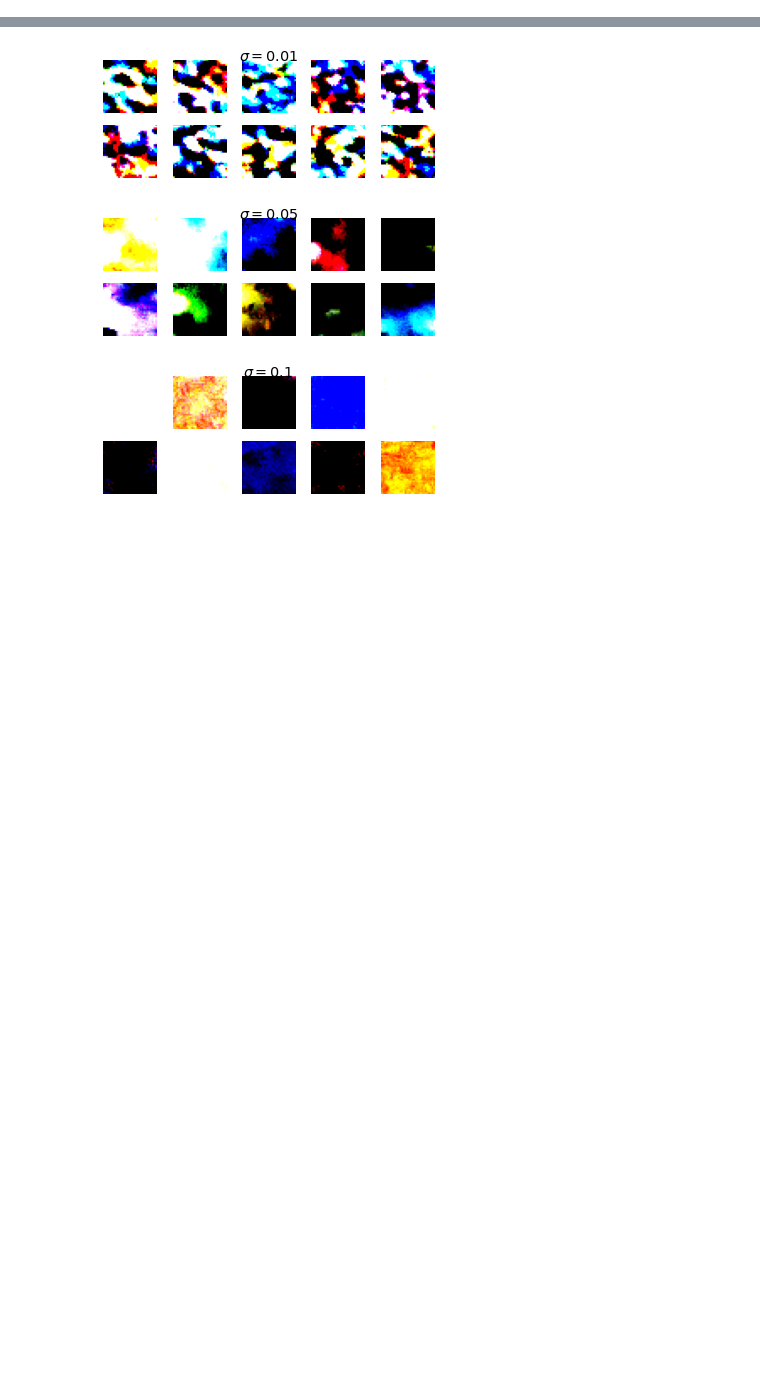
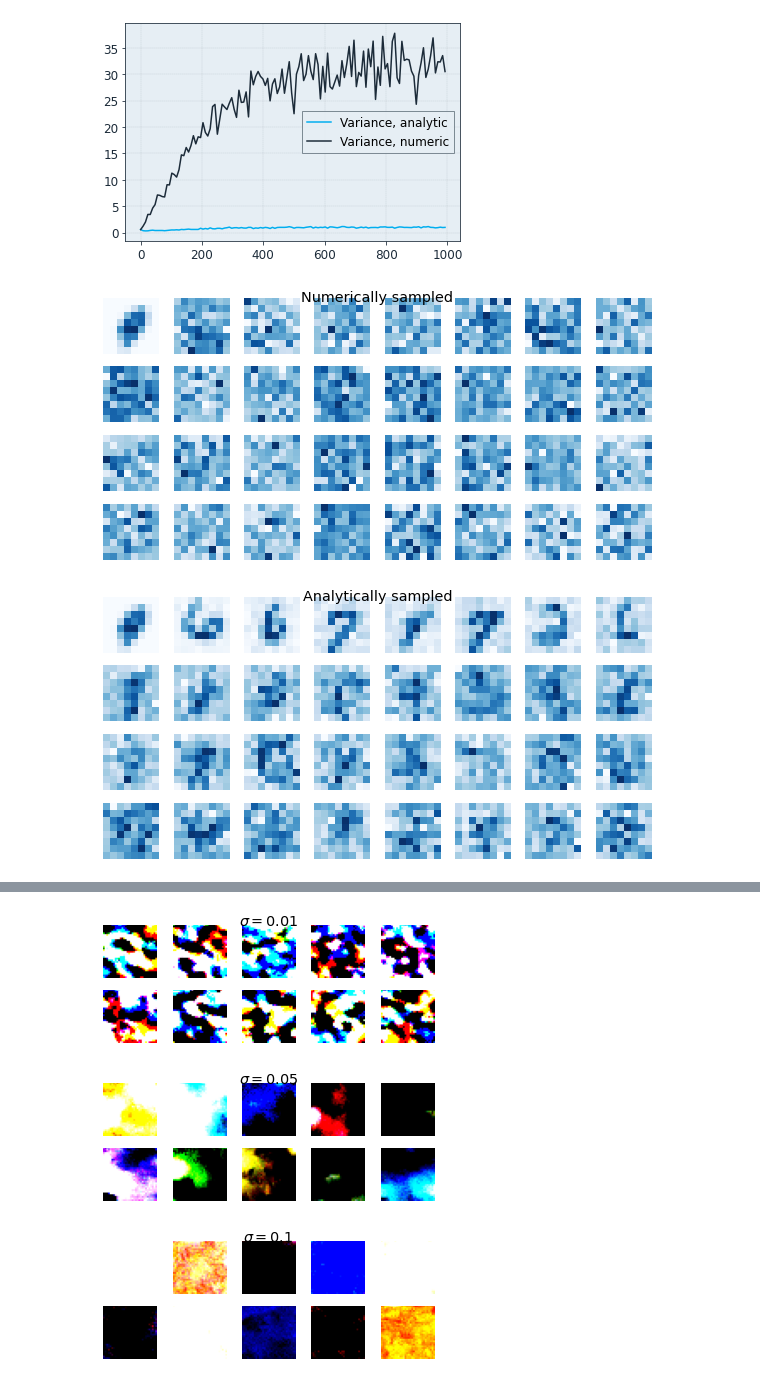
Before and after one commit to yang-song/score_sde_pytorch, a Jupyter notebook: view_samples.ipynb, the cells around one changed output, grey strips where cells are left out. Drawn from its saved outputs; the diff is of its cells as text; code cells hidden in the pictures; blank space fills up the shorter version.

Commit message:
numeric sampling on VPSDE working

```diff
--- a/view_samples.ipynb
+++ b/view_samples.ipynb
@@ -62,2 +63,20 @@ for _d in sample_dirs:
+# %%
+num = np.load("x_numeric.npy")
+ana = np.load("x_analytic.npy")
+ts = np.load("x_ts.npy")
+
+ana_stds = [ana[i].std() for i in range(ana.shape[0])]
+num_stds = [num[i].std() for i in range(num.shape[0])]
+
+plt.plot(np.arange(len(ana_stds)) * (1000/128.), ana_stds, label="Variance, analytic")
+plt.plot(np.arange(len(num_stds)) * (1000/128.), num_stds, label="Variance, numeric")
+plt.legend()
+
+plot_grid(num[:,0,:,:],N=4, M=8, label="Numerically sampled")
+plot_grid(ana[:,0,:,:], N=4, M=8, label="Analytically sampled")
+# %% [output]
+[figure, added]
+[figure, added]
+[figure, added]
 # %%
 plt_general(var=108, template="./workdir_SSM_radermacher/evaled/ckpt_{}/samples_0.npz", npz_file="samples", n=5,m=5)
```
Also changed, not shown: parts of 2 cells of this notebook, 4 other files.
